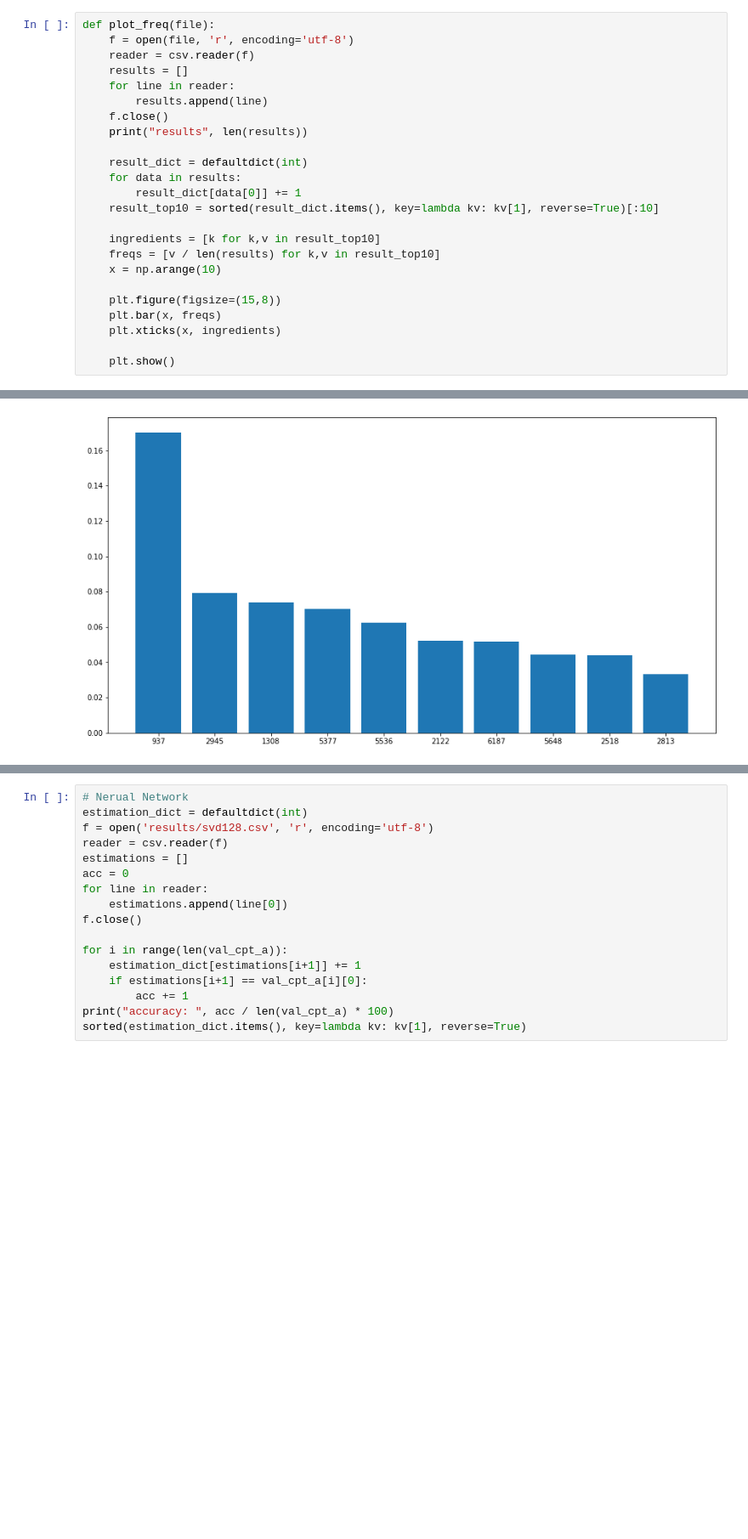
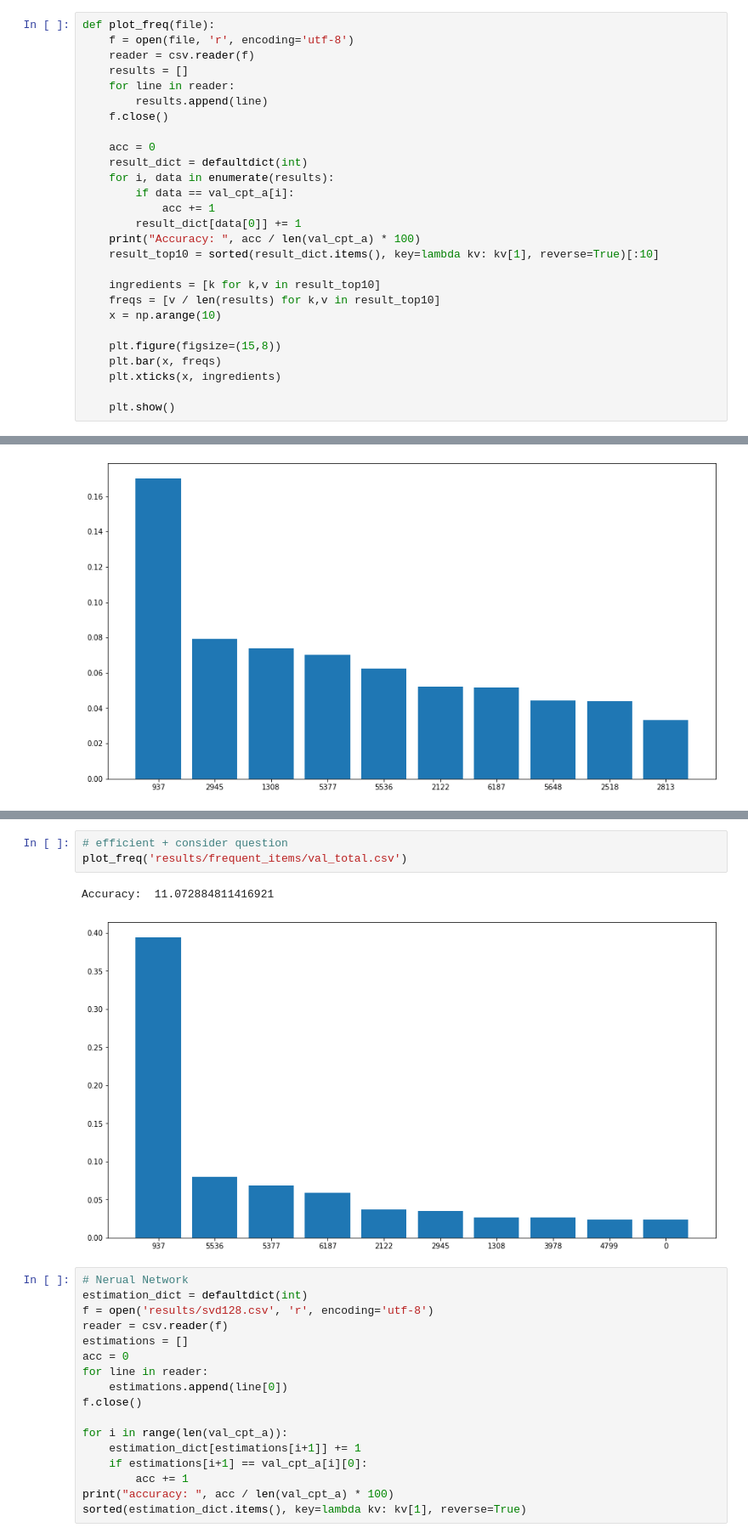
Before and after one commit to Yongalls/AI506, a Jupyter notebook: analysis.ipynb, the cells around one changed output, grey strips where cells are left out. Shown at 85% size. Cells and saved outputs as stored; diff of their text form; blank space fills up the shorter version.

Commit message:
Update frequent itemset mining

```diff
--- a/analysis.ipynb
+++ b/analysis.ipynb
@@ -123,11 +123,14 @@ def plot_freq(file):
     for line in reader:
         results.append(line)
     f.close()
-    print("results", len(results))
 
+    acc = 0
     result_dict = defaultdict(int)
-    for data in results:
+    for i, data in enumerate(results):
+        if data == val_cpt_a[i]:
+            acc += 1
         result_dict[data[0]] += 1
+    print("Accuracy: ", acc / len(val_cpt_a) * 100)
     result_top10 = sorted(result_dict.items(), key=lambda kv: kv[1], reverse=True)[:10]
 
     ingredients = [k for k,v in result_top10]
@@ -189,6 +192,12 @@ accuracy:  9.097859327217126
  ('5257', 1),
  ('5435', 1),
  ('4373', 1)]
+# %%
+# efficient + consider question
+plot_freq('results/frequent_items/val_total.csv')
+# %% [output]
+Accuracy:  11.072884811416921
+[figure, added]
 # %%
 # Nerual Network
 estimation_dict = defaultdict(int)
```
Also changed, not shown: parts of 1 cell of this notebook, 46 other files.
